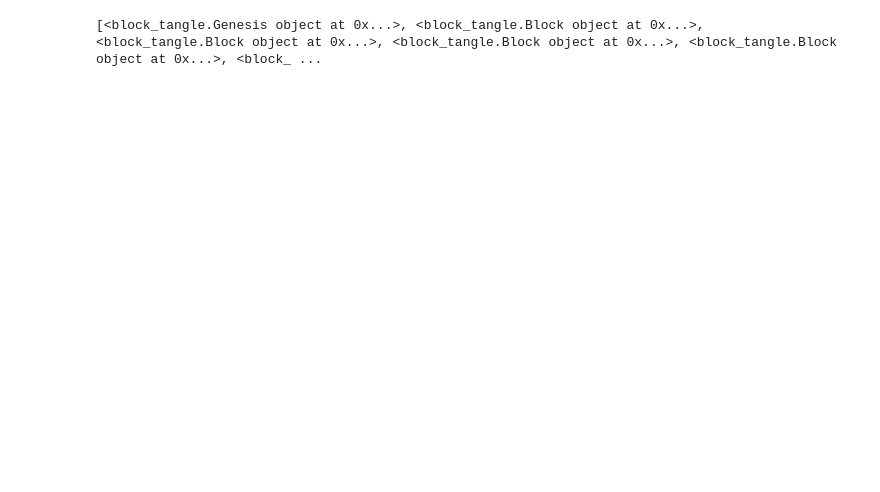
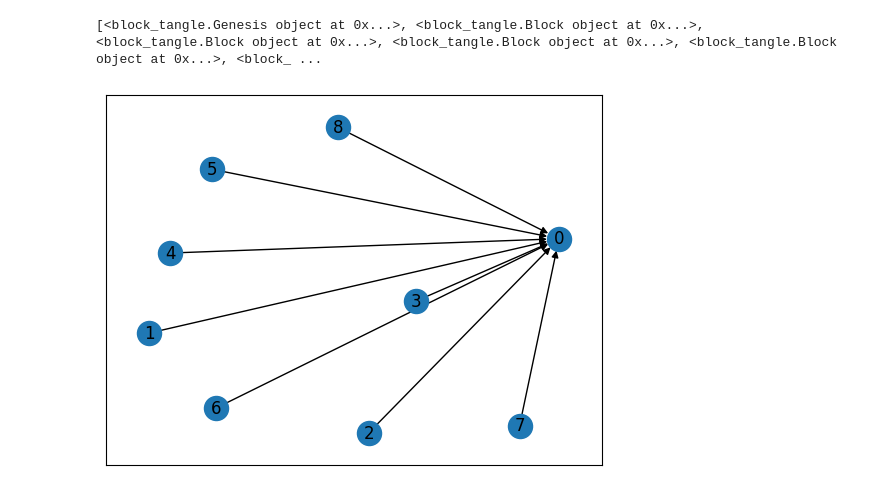
Before and after one commit to ctimms13/Tangle2Consensus, a Jupyter notebook: Test.ipynb, the cells around one changed output. Cells and saved outputs as stored; diff of their text form; code cells hidden in the pictures; blank space fills up the shorter version.

Commit message:
Only selecting Genesis
there is something wrong with the timings, only the genesis is being returned as a valid block.

```diff
--- a/Test.ipynb
+++ b/Test.ipynb
@@ -46,3 +41,7 @@ l = universe.true_block_tangle.blocks
 print(l)
 # %% [output]
 [<block_tangle.Genesis object at 0x...>, <block_tangle.Block object at 0x...>, <block_tangle.Block object at 0x...>, <block_tangle.Block object at 0x...>, <block_tangle.Block object at 0x...>, <block_ ...
+# %%
+universe.true_block_tangle.plotBlock()
+# %% [output]
+[figure, added]
```
Also changed, not shown: parts of 3 cells of this notebook, 1 other file.
